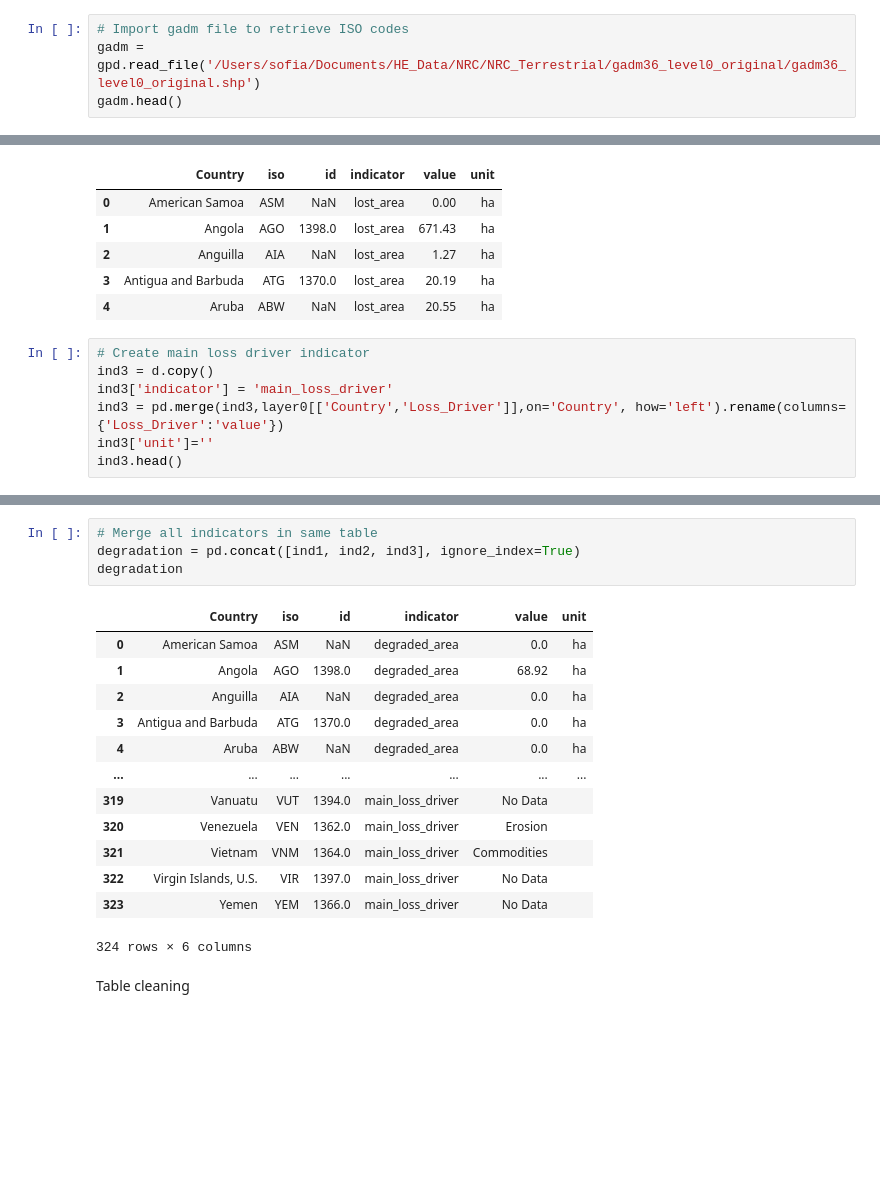
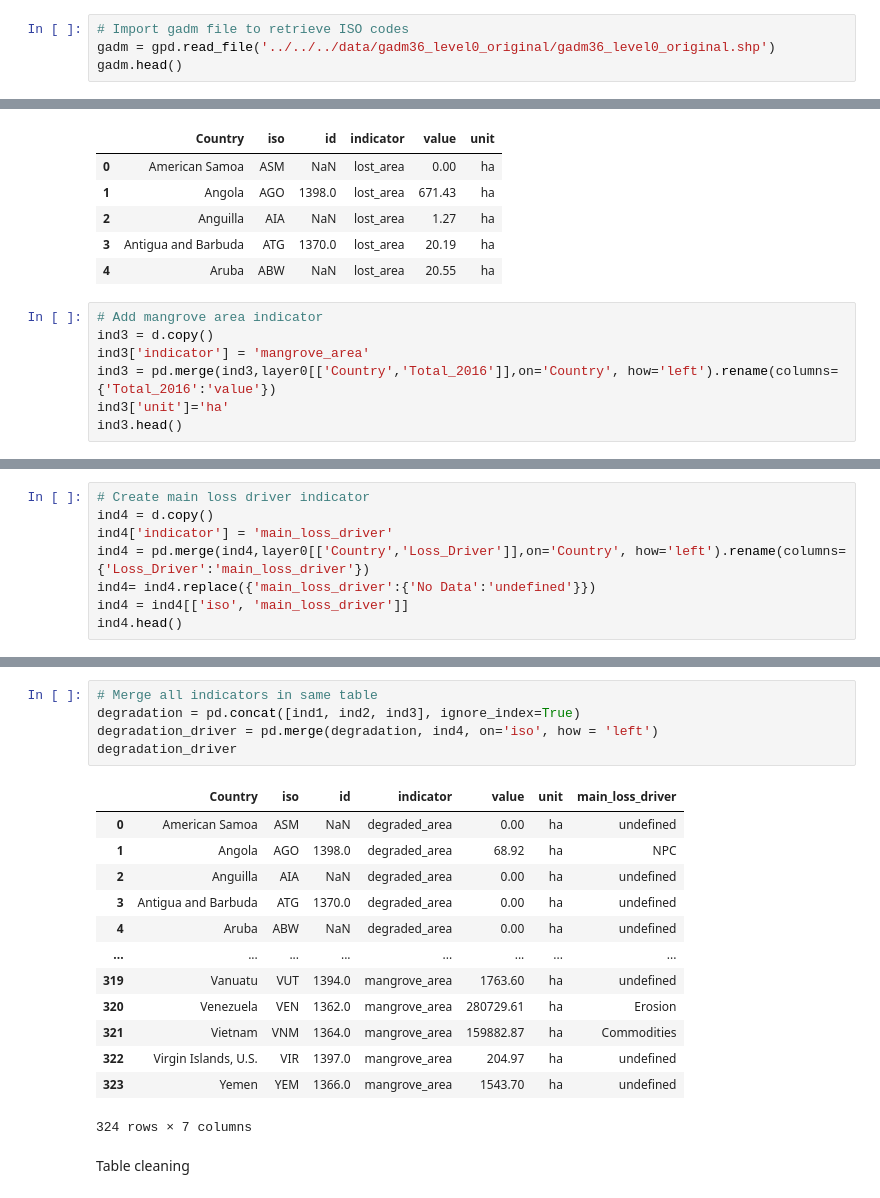
Before and after one commit to lhilarides/mangrove-atlas, a Jupyter notebook: data/notebooks/Lab/data_processing/restoration_and_degradation_widget.ipynb, the cells around one changed output, grey strips where cells are left out. Saved outputs shown, nothing was run; the diff lists cells and outputs as text; blank space fills up the shorter version.

Commit message:
updates on int status, degradations widgets data

```diff
--- a/data/notebooks/Lab/data_processing/restoration_and_degradation_widget.ipynb
+++ b/data/notebooks/Lab/data_processing/restoration_and_degradation_widget.ipynb
@@ -96,5 +96,5 @@ len(locations)
 102
 # %%
 # Import gadm file to retrieve ISO codes
-gadm = gpd.read_file('/Users/sofia/Documents/HE_Data/NRC/NRC_Terrestrial/gadm36_level0_original/gadm36_level0_original.shp')
+gadm = gpd.read_file('../../../data/gadm36_level0_original/gadm36_level0_original.shp')
 gadm.head()
@@ -350,11 +357,11 @@ ind2.head()
 | 3 | Antigua and Barbuda | ATG | 1370.0 | lost_area | 20.19 | ha |
 | 4 | Aruba | ABW | NaN | lost_area | 20.55 | ha |
 # %%
-# Create main loss driver indicator
+# Add mangrove area indicator
 ind3 = d.copy()
-ind3['indicator'] = 'main_loss_driver'
-ind3 = pd.merge(ind3,layer0[['Country','Loss_Driver']],on='Country', how='left').rename(columns={'Loss_Driver':'value'})
-ind3['unit']=''
+ind3['indicator'] = 'mangrove_area'
+ind3 = pd.merge(ind3,layer0[['Country','Total_2016']],on='Country', how='left').rename(columns={'Total_2016':'value'})
+ind3['unit']='ha'
 ind3.head()
 # %% [output]
 |  | Country | iso | id | indicator | value | unit |
@@ -365,0 +373,8 @@ ind3.head()
+# %%
+# Create main loss driver indicator
+ind4 = d.copy()
+ind4['indicator'] = 'main_loss_driver'
+ind4 = pd.merge(ind4,layer0[['Country','Loss_Driver']],on='Country', how='left').rename(columns={'Loss_Driver':'main_loss_driver'})
+ind4= ind4.replace({'main_loss_driver':{'No Data':'undefined'}})
+ind4 = ind4[['iso', 'main_loss_driver']]
+ind4.head()
@@ -366,21 +388,22 @@ ind3.head()
 # %%
 # Merge all indicators in same table
 degradation = pd.concat([ind1, ind2, ind3], ignore_index=True)
-degradation
+degradation_driver = pd.merge(degradation, ind4, on='iso', how = 'left')
+degradation_driver
 # %% [output]
-|  | Country | iso | id | indicator | value | unit |
-| 0 | American Samoa | ASM | NaN | degraded_area | 0.0 | ha |
-| 1 | Angola | AGO | 1398.0 | degraded_area | 68.92 | ha |
-| 2 | Anguilla | AIA | NaN | degraded_area | 0.0 | ha |
-| 3 | Antigua and Barbuda | ATG | 1370.0 | degraded_area | 0.0 | ha |
-| 4 | Aruba | ABW | NaN | degraded_area | 0.0 | ha |
-| ... | ... | ... | ... | ... | ... | ... |
-| 319 | Vanuatu | VUT | 1394.0 | main_loss_driver | No Data |  |
-| 320 | Venezuela | VEN | 1362.0 | main_loss_driver | Erosion |  |
-| 321 | Vietnam | VNM | 1364.0 | main_loss_driver | Commodities |  |
-| 322 | Virgin Islands, U.S. | VIR | 1397.0 | main_loss_driver | No Data |  |
-| 323 | Yemen | YEM | 1366.0 | main_loss_driver | No Data |  |
+|  | Country | iso | id | indicator | value | unit | main_loss_driver |
+| 0 | American Samoa | ASM | NaN | degraded_area | 0.00 | ha | undefined |
+| 1 | Angola | AGO | 1398.0 | degraded_area | 68.92 | ha | NPC |
+| 2 | Anguilla | AIA | NaN | degraded_area | 0.00 | ha | undefined |
+| 3 | Antigua and Barbuda | ATG | 1370.0 | degraded_area | 0.00 | ha | undefined |
+| 4 | Aruba | ABW | NaN | degraded_area | 0.00 | ha | undefined |
+| ... | ... | ... | ... | ... | ... | ... | ... |
+| 319 | Vanuatu | VUT | 1394.0 | mangrove_area | 1763.60 | ha | undefined |
+| 320 | Venezuela | VEN | 1362.0 | mangrove_area | 280729.61 | ha | Erosion |
+| 321 | Vietnam | VNM | 1364.0 | mangrove_area | 159882.87 | ha | Commodities |
+| 322 | Virgin Islands, U.S. | VIR | 1397.0 | mangrove_area | 204.97 | ha | undefined |
+| 323 | Yemen | YEM | 1366.0 | mangrove_area | 1543.70 | ha | undefined |
-324 rows × 6 columns
+324 rows × 7 columns
 # %% [markdown]
 Table cleaning
 # %%
```
Also changed, not shown: parts of 5 cells of this notebook, 1 other file.
